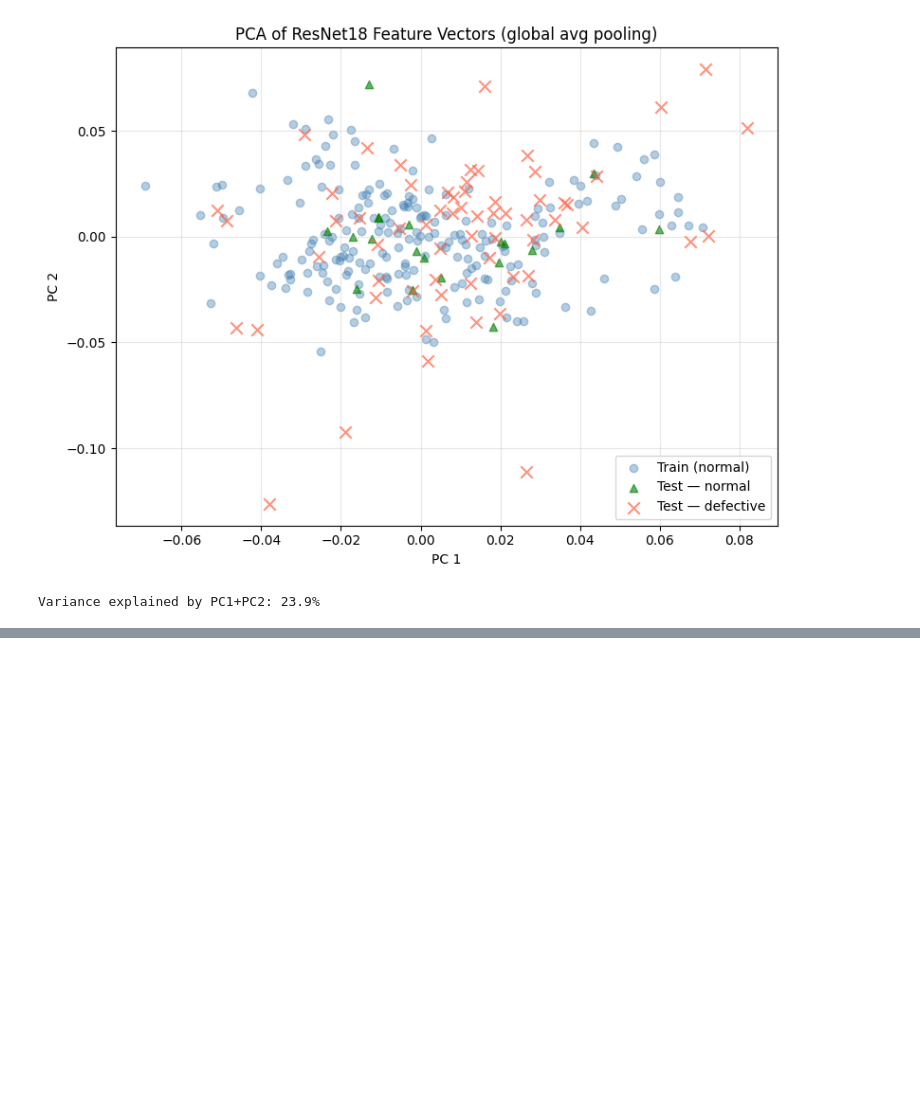
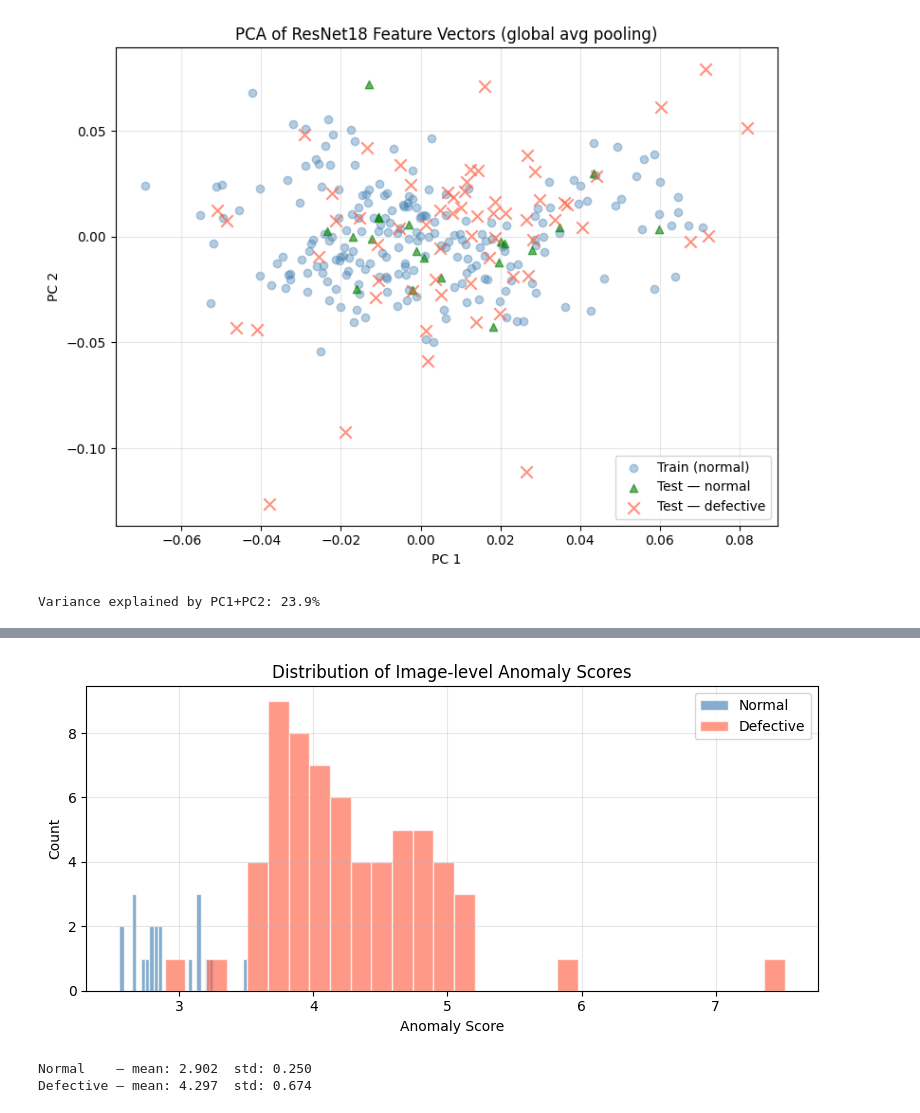
Before and after one commit to DianaHus/anomaly-detection-mvtec, a Jupyter notebook: notebook.ipynb, the cells around one changed output, grey strips where cells are left out. Cells and saved outputs as stored; diff of their text form; code cells hidden in the pictures; blank space fills up the shorter version.

```diff
--- a/notebook.ipynb
+++ b/notebook.ipynb
@@ -378,0 +470,34 @@ Variance explained by PC1+PC2: 23.9%
+# %%
+# ── Split scores by category ──────────────────────────────────────────────────
+# NumPy "boolean indexing": array[mask] selects only elements where the mask is True
+normal_scores  = image_scores[test_labels == 0]   # scores for normal images
+anomaly_scores = image_scores[test_labels == 1]   # scores for defective images
+
+# ── Histogram of score distributions ──────────────────────────────────────────
+fig, ax = plt.subplots(figsize=(8, 4))
+
+# ax.hist() draws a histogram: groups values into "bins" and counts how many fall in each
+# bins=30: divide the value range into 30 intervals
+# alpha=0.65: opacity (0=transparent, 1=opaque); useful to see the overlap between distributions
+# edgecolor: colour of each bar's border
+ax.hist(normal_scores,  bins=30, alpha=0.65, label="Normal",
+        color="steelblue", edgecolor="white")
+ax.hist(anomaly_scores, bins=30, alpha=0.65, label="Defective",
+        color="tomato",   edgecolor="white")
+
+ax.set_xlabel("Anomaly Score")
+ax.set_ylabel("Count")
+ax.set_title("Distribution of Image-level Anomaly Scores")
+ax.legend()  # display the legend (links colours to labels)
+ax.grid(True, alpha=0.3)
+plt.tight_layout()
+plt.show()
+
+# .mean() and .std() compute the mean and standard deviation of the array
+# :.3f formats the number with 3 decimal places
+print(f"Normal    — mean: {normal_scores.mean():.3f}  std: {normal_scores.std():.3f}")
+print(f"Defective — mean: {anomaly_scores.mean():.3f}  std: {anomaly_scores.std():.3f}")
+# %% [output]
+[figure, added]
+Normal    — mean: 2.902  std: 0.250
+Defective — mean: 4.297  std: 0.674
```
Also changed, not shown: parts of 3 cells of this notebook.
